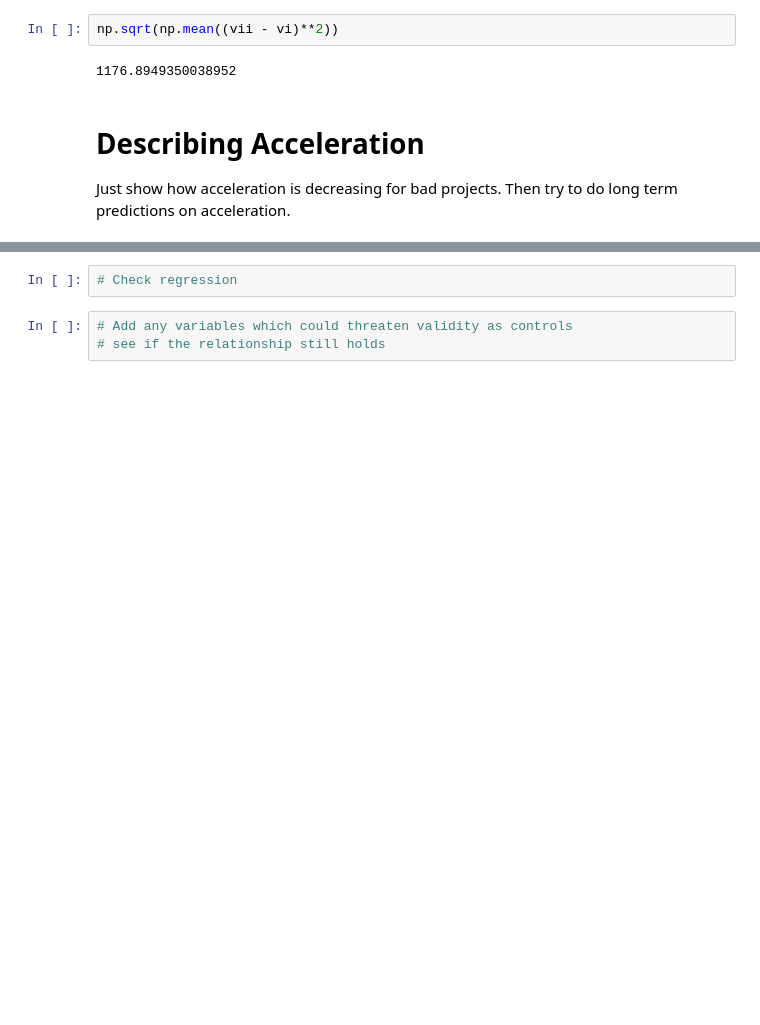
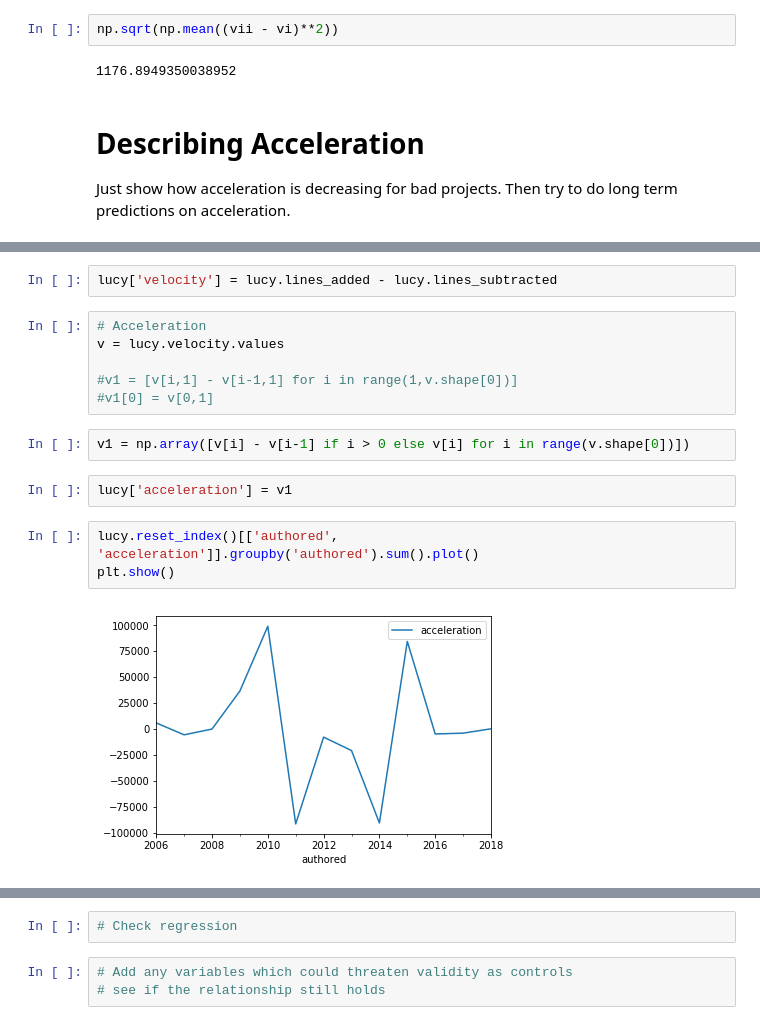
Before and after one commit to tbonza/EDS19, a Jupyter notebook: project/RepoHealth.ipynb, the cells around one changed output, grey strips where cells are left out. Saved outputs shown, nothing was run; the diff lists cells and outputs as text; blank space fills up the shorter version.

```diff
--- a/project/RepoHealth.ipynb
+++ b/project/RepoHealth.ipynb
@@ -273,0 +293,17 @@ try to do long term predictions on acceleration.
+# %%
+lucy['velocity'] = lucy.lines_added - lucy.lines_subtracted
+# %%
+# Acceleration
+v = lucy.velocity.values
+
+#v1 = [v[i,1] - v[i-1,1] for i in range(1,v.shape[0])]
+#v1[0] = v[0,1]
+# %%
+v1 = np.array([v[i] - v[i-1] if i > 0 else v[i] for i in range(v.shape[0])])
+# %%
+lucy['acceleration'] = v1
+# %%
+lucy.reset_index()[['authored', 'acceleration']].groupby('authored').sum().plot()
+plt.show()
+# %% [output]
+[figure, added]
```
Also changed, not shown: parts of 15 cells of this notebook.
